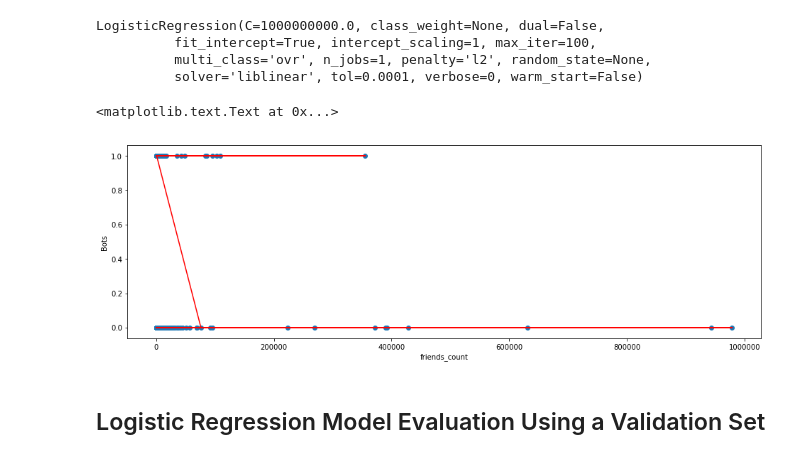
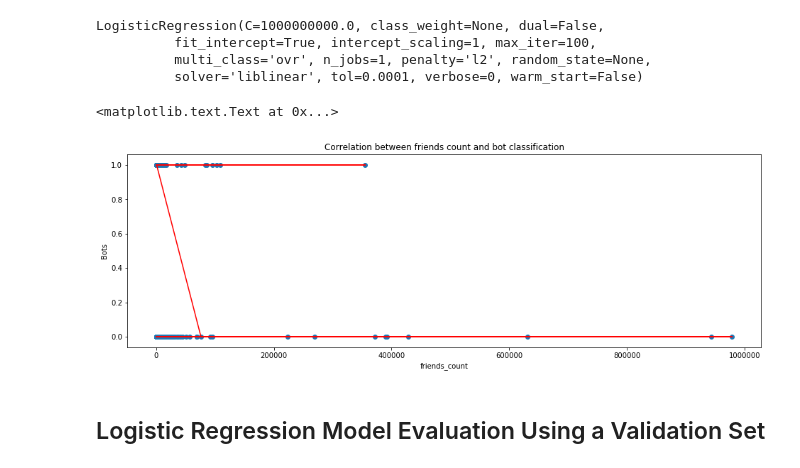
Before and after one commit to heng2j/-Twitter-Account-Bot-or-not-Bot, a Jupyter notebook: Prediction for Bot or not Bot twitter accounts.ipynb, the cells around one changed output. Cells and saved outputs as stored; diff of their text form; code cells hidden in the pictures.

```diff
--- a/Prediction for Bot or not Bot twitter accounts.ipynb
+++ b/Prediction for Bot or not Bot twitter accounts.ipynb
@@ -669,12 +655,13 @@ df['Bot_prob'] = logreg.predict_proba(X_LR2)[:, 1]
 # %%
 # plot the predicted probabilities
 plt.scatter(df.friends_count, df.bot)
 plt.plot(df.friends_count, df.bot, color='red')
 plt.xlabel('friends_count')
 plt.ylabel('Bots')
+plt.title('Correlation between friends count and bot classification' )
 # %% [output]
 <matplotlib.text.Text at 0x...>
-[figure, old version]
+[figure, new version]
 # %% [markdown]
 ## Logistic Regression Model Evaluation Using a Validation Set
 # %%
```
Also changed, not shown: parts of 28 cells of this notebook.
